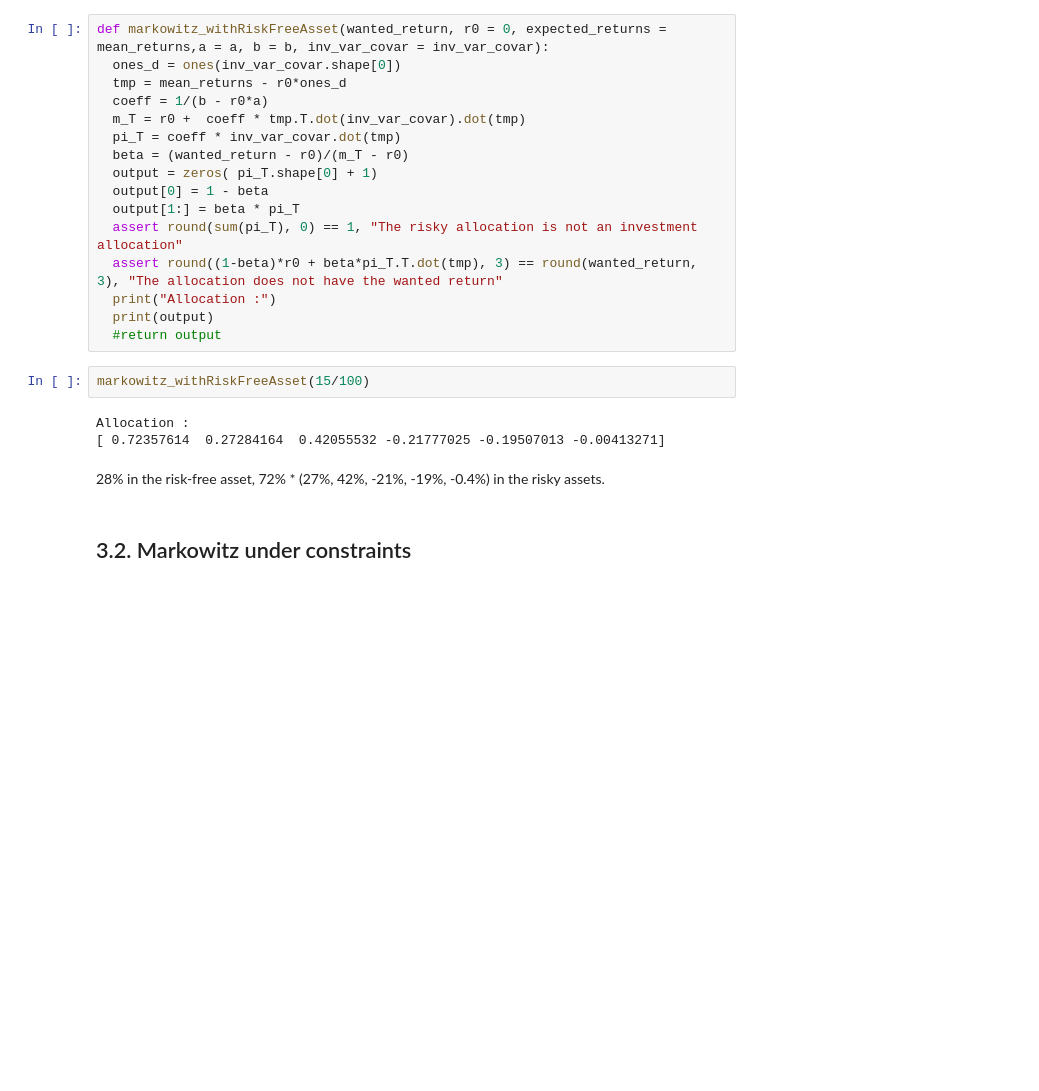
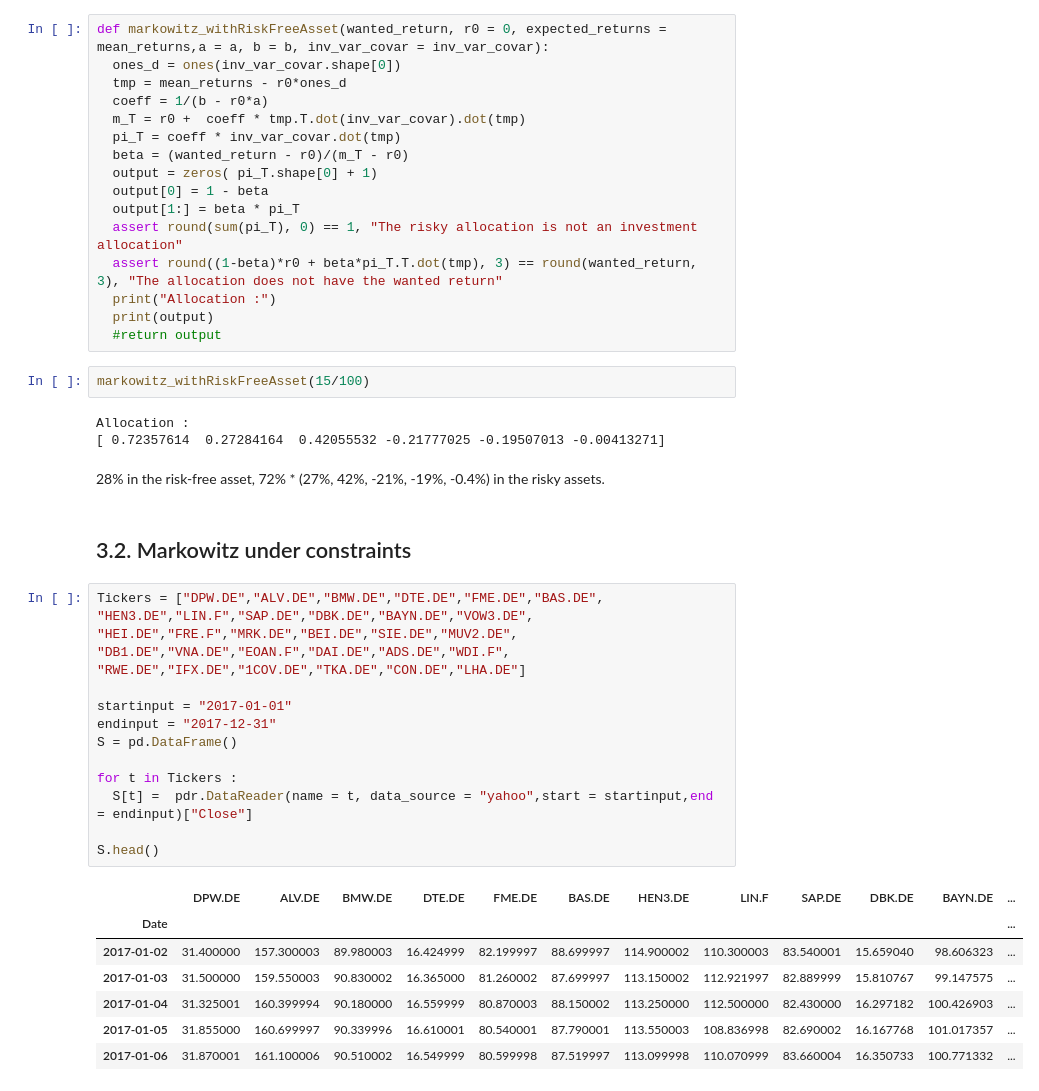
Before and after one commit to louis75020/Autres-projets, a Jupyter notebook: portfolio_management_M2.ipynb, the cells around one changed output. Drawn from its saved outputs; the diff is of its cells as text; blank space fills up the shorter version.

```diff
--- a/portfolio_management_M2.ipynb
+++ b/portfolio_management_M2.ipynb
@@ -294,3 +314,26 @@ Allocation :
 28% in the risk-free asset, 72% * (27%, 42%, -21%, -19%, -0.4%) in the risky assets.
 # %% [markdown]
 ## 3.2. Markowitz under constraints
+# %%
+Tickers = ["DPW.DE","ALV.DE","BMW.DE","DTE.DE","FME.DE","BAS.DE",
+"HEN3.DE","LIN.F","SAP.DE","DBK.DE","BAYN.DE","VOW3.DE",
+"HEI.DE","FRE.F","MRK.DE","BEI.DE","SIE.DE","MUV2.DE",
+"DB1.DE","VNA.DE","EOAN.F","DAI.DE","ADS.DE","WDI.F",
+"RWE.DE","IFX.DE","1COV.DE","TKA.DE","CON.DE","LHA.DE"]
+
+startinput = "2017-01-01"
+endinput = "2017-12-31"
+S = pd.DataFrame()
+
+for t in Tickers :
+  S[t] =  pdr.DataReader(name = t, data_source = "yahoo",start = startinput,end = endinput)["Close"]
+
+S.head()
+# %% [output]
+|  | DPW.DE | ALV.DE | BMW.DE | DTE.DE | FME.DE | BAS.DE | HEN3.DE | LIN.F | SAP.DE | DBK.DE | BAYN.DE | ... |
+| Date |  |  |  |  |  |  |  |  |  |  |  | ... |
+| 2017-01-02 | 31.400000 | 157.300003 | 89.980003 | 16.424999 | 82.199997 | 88.699997 | 114.900002 | 110.300003 | 83.540001 | 15.659040 | 98.606323 | ... |
+| 2017-01-03 | 31.500000 | 159.550003 | 90.830002 | 16.365000 | 81.260002 | 87.699997 | 113.150002 | 112.921997 | 82.889999 | 15.810767 | 99.147575 | ... |
+| 2017-01-04 | 31.325001 | 160.399994 | 90.180000 | 16.559999 | 80.870003 | 88.150002 | 113.250000 | 112.500000 | 82.430000 | 16.297182 | 100.426903 | ... |
+| 2017-01-05 | 31.855000 | 160.699997 | 90.339996 | 16.610001 | 80.540001 | 87.790001 | 113.550003 | 108.836998 | 82.690002 | 16.167768 | 101.017357 | ... |
+| 2017-01-06 | 31.870001 | 161.100006 | 90.510002 | 16.549999 | 80.599998 | 87.519997 | 113.099998 | 110.070999 | 83.660004 | 16.350733 | 100.771332 | ... |
```
Also changed, not shown: parts of 5 cells of this notebook.
